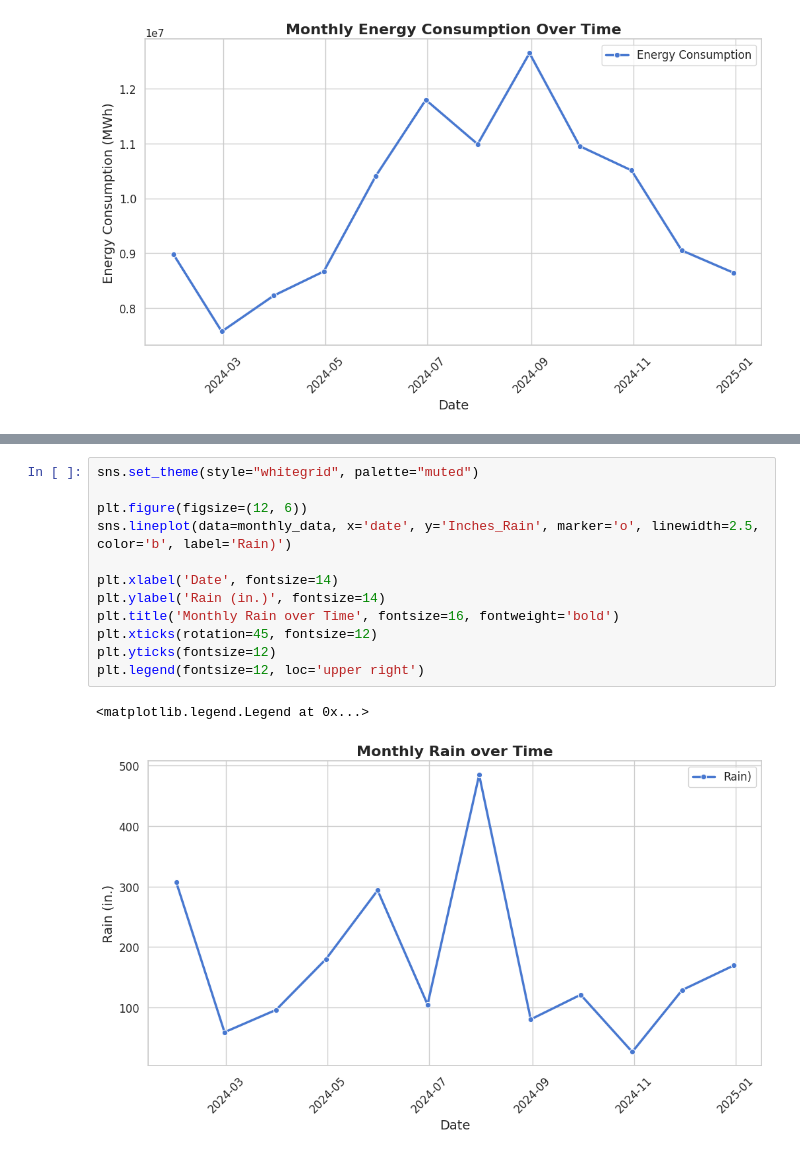
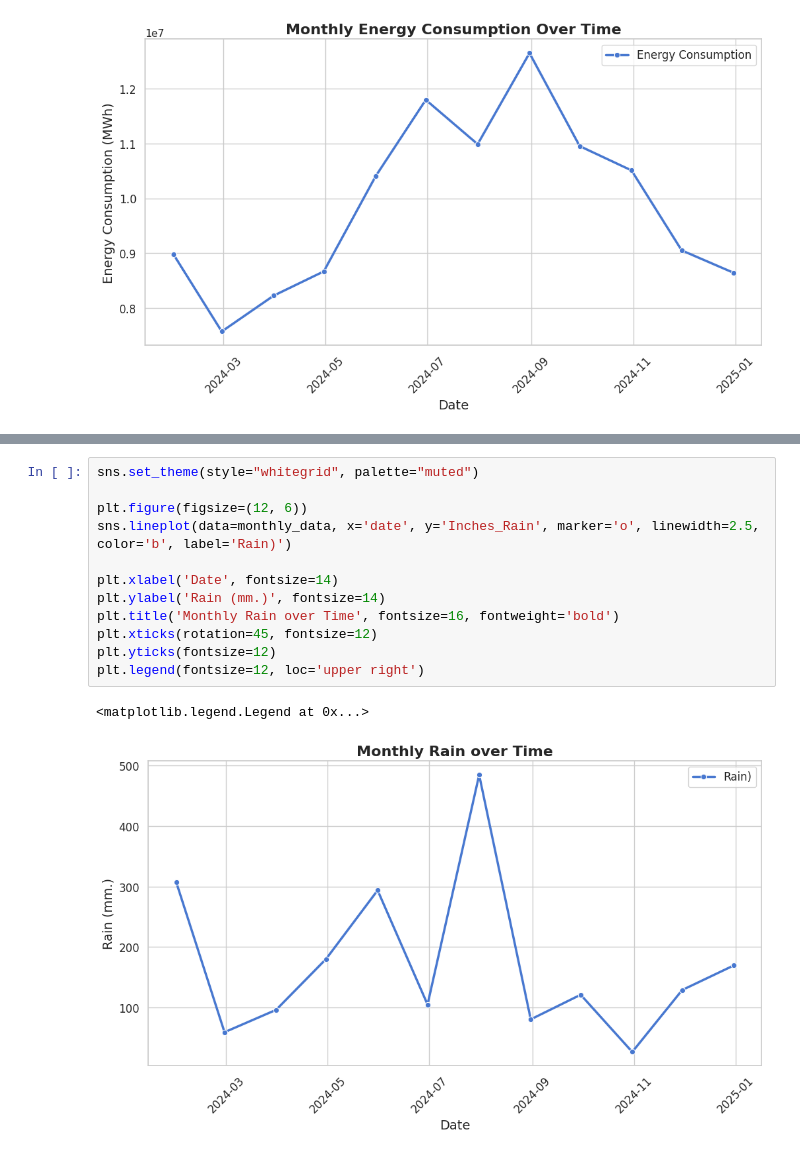
Before and after one commit to consandrade/EnergyVision, a Jupyter notebook: outputs/figures/graphs.ipynb, the cells around one changed output, grey strips where cells are left out. Cells and saved outputs as stored; diff of their text form.

```diff
--- a/outputs/figures/graphs.ipynb
+++ b/outputs/figures/graphs.ipynb
@@ -46,15 +46,15 @@ plt.legend(fontsize=12, loc='upper right')
 # %%
 sns.set_theme(style="whitegrid", palette="muted")
 
 plt.figure(figsize=(12, 6))
 sns.lineplot(data=monthly_data, x='date', y='Inches_Rain', marker='o', linewidth=2.5, color='b', label='Rain)')
 
 plt.xlabel('Date', fontsize=14)
-plt.ylabel('Rain (in.)', fontsize=14)
+plt.ylabel('Rain (mm.)', fontsize=14)
 plt.title('Monthly Rain over Time', fontsize=16, fontweight='bold')
 plt.xticks(rotation=45, fontsize=12)
 plt.yticks(fontsize=12)
 plt.legend(fontsize=12, loc='upper right')
 # %% [output]
 <matplotlib.legend.Legend at 0x...>
-[figure, old version]
+[figure, new version]
```
Also changed, not shown: parts of 1 cell of this notebook, 7 other files.
